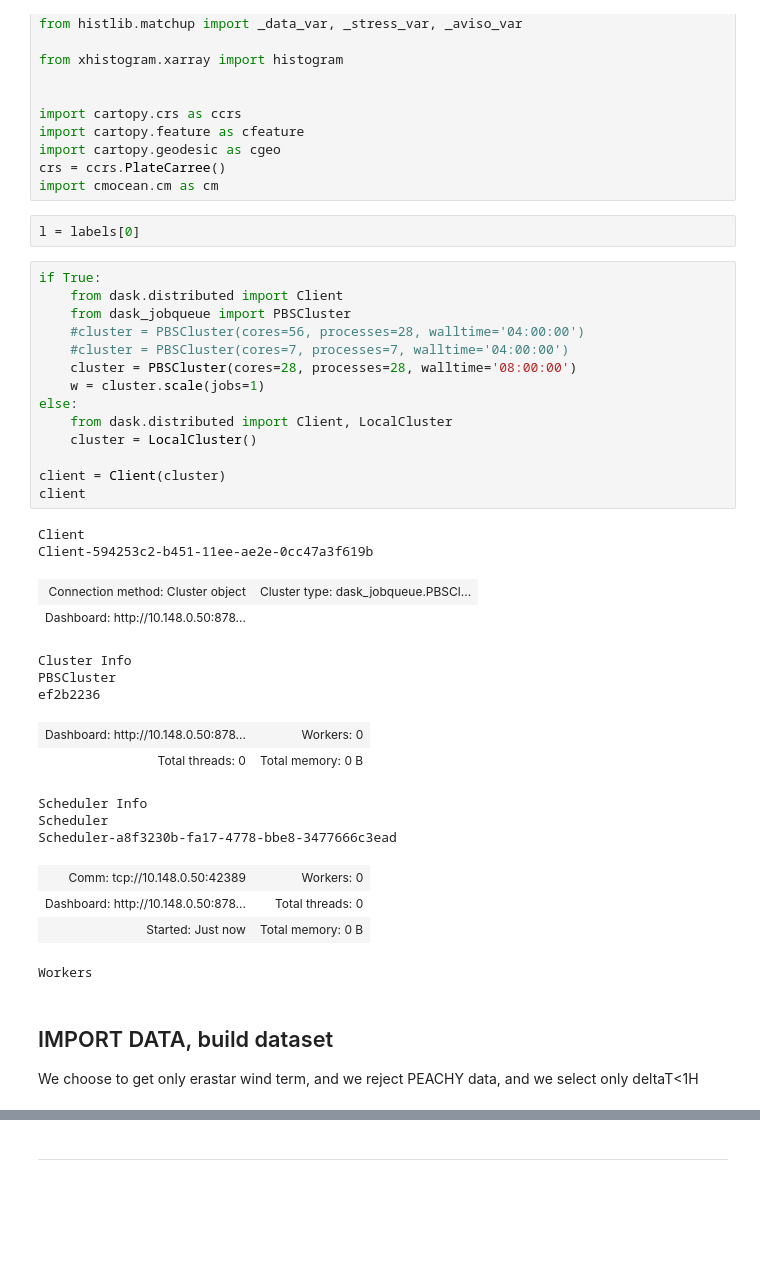
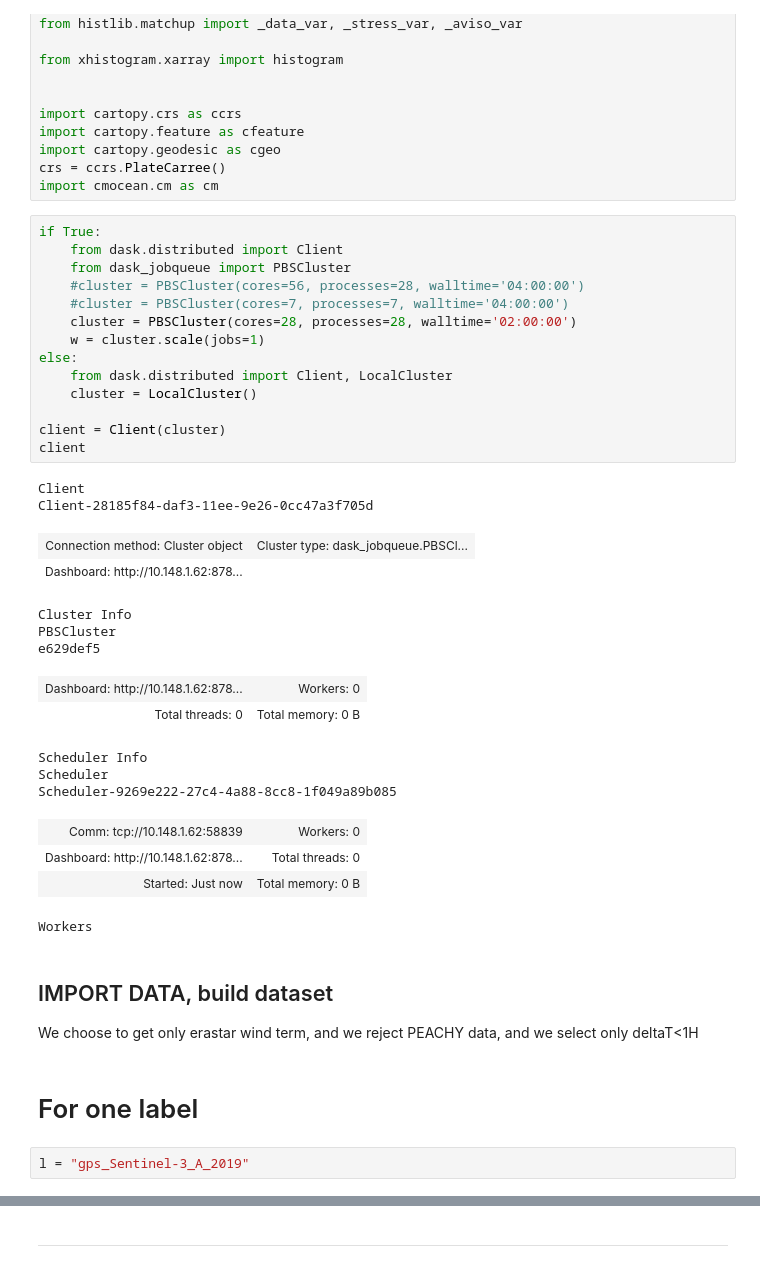
Before and after one commit to margot-demol/historical_analysis, a Jupyter notebook: 82_zarr_stat_dist.ipynb, the cells around one changed output, grey strips where cells are left out. Cells and saved outputs as stored; diff of their text form; blank space fills up the shorter version.

```diff
--- a/82_zarr_stat_dist.ipynb
+++ b/82_zarr_stat_dist.ipynb
@@ -21,39 +21,41 @@ import cartopy.feature as cfeature
 import cartopy.geodesic as cgeo
 crs = ccrs.PlateCarree()
 import cmocean.cm as cm
-# %%
-l = labels[0]
 # %%
 if True:
     from dask.distributed import Client
     from dask_jobqueue import PBSCluster
     #cluster = PBSCluster(cores=56, processes=28, walltime='04:00:00')
     #cluster = PBSCluster(cores=7, processes=7, walltime='04:00:00')
-    cluster = PBSCluster(cores=28, processes=28, walltime='08:00:00')
+    cluster = PBSCluster(cores=28, processes=28, walltime='02:00:00')
     w = cluster.scale(jobs=1)
 else:
     from dask.distributed import Client, LocalCluster
     cluster = LocalCluster()
 
 client = Client(cluster)
 client
 # %% [output]
 Client
-Client-594253c2-b451-11ee-ae2e-0cc47a3f619b
+Client-28185f84-daf3-11ee-9e26-0cc47a3f705d
 | Connection method: Cluster object | Cluster type: dask_jobqueue.PBSCl... |
-| Dashboard: http://10.148.0.50:878... |  |
+| Dashboard: http://10.148.1.62:878... |  |
 Cluster Info
 PBSCluster
-ef2b2236
+e629def5
-| Dashboard: http://10.148.0.50:878... | Workers: 0 |
+| Dashboard: http://10.148.1.62:878... | Workers: 0 |
 | Total threads: 0 | Total memory: 0 B |
 Scheduler Info
 Scheduler
-Scheduler-a8f3230b-fa17-4778-bbe8-3477666c3ead
+Scheduler-9269e222-27c4-4a88-8cc8-1f049a89b085
-| Comm: tcp://10.148.0.50:42389 | Workers: 0 |
-| Dashboard: http://10.148.0.50:878... | Total threads: 0 |
+| Comm: tcp://10.148.1.62:58839 | Workers: 0 |
+| Dashboard: http://10.148.1.62:878... | Total threads: 0 |
 | Started: Just now | Total memory: 0 B |
 Workers
 # %% [markdown]
 ## IMPORT DATA, build dataset
 We choose to get only erastar wind term, and we reject PEACHY data, and we select only deltaT<1H
+# %% [markdown]
+# For one label
+# %%
+l = "gps_Sentinel-3_A_2019"
```
Also changed, not shown: parts of 19 cells of this notebook, 28 other files.
